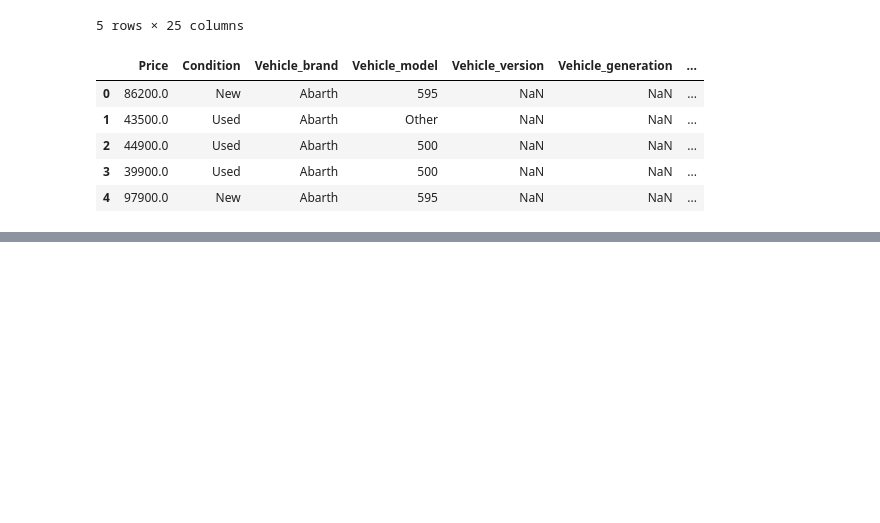
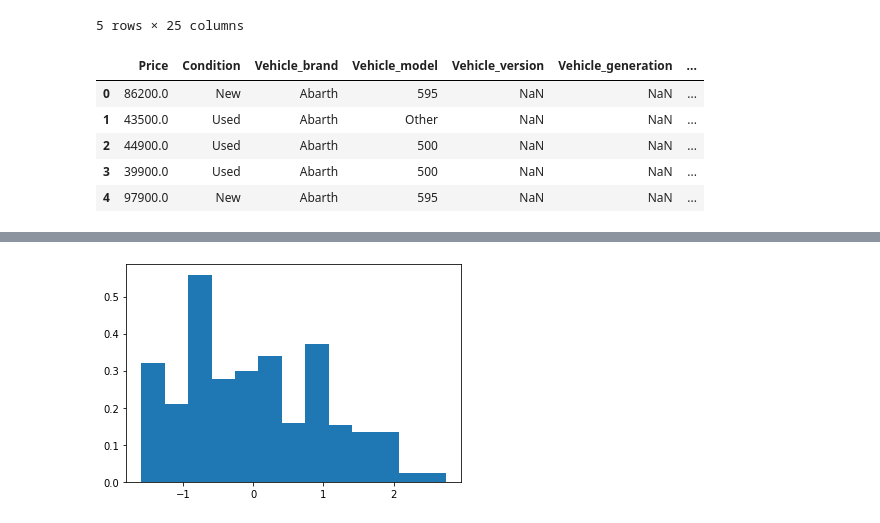
Before and after one commit to Karolina0110/DA, a Jupyter notebook: project/project.ipynb, the cells around one changed output, grey strips where cells are left out. Cells and saved outputs as stored; diff of their text form; code cells hidden in the pictures; blank space fills up the shorter version.

```diff
--- a/project/project.ipynb
+++ b/project/project.ipynb
@@ -99 +97,7 @@ plot_mean(audi_a3_2000ccm, "Production_year")
+# %%
+plt.figure()
+plt.hist(data_normalized["Production_year"], bins = 13, density=True)
+plt.show()
+# %% [output]
+[figure, added]
 # %%
```
Also changed, not shown: parts of 19 cells of this notebook, 1 other file.
